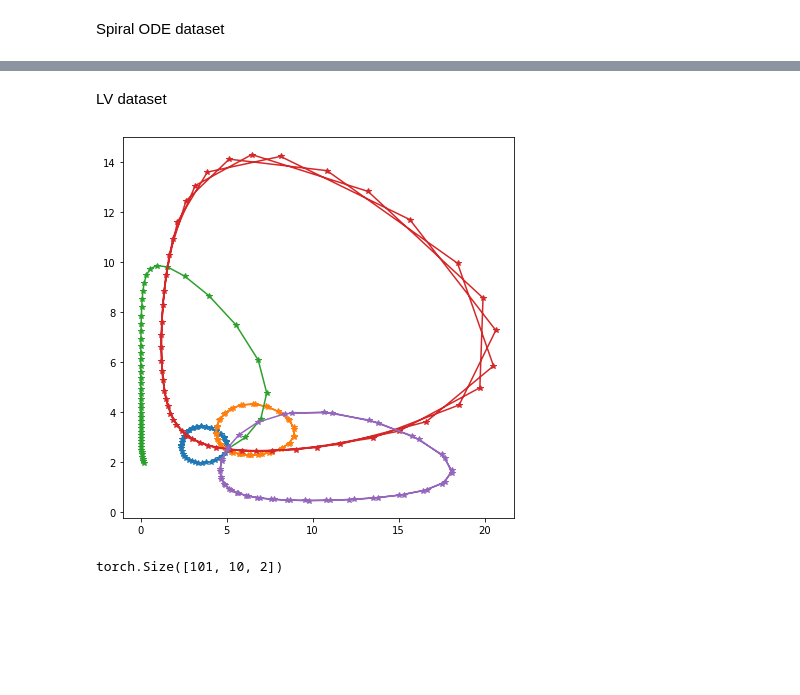
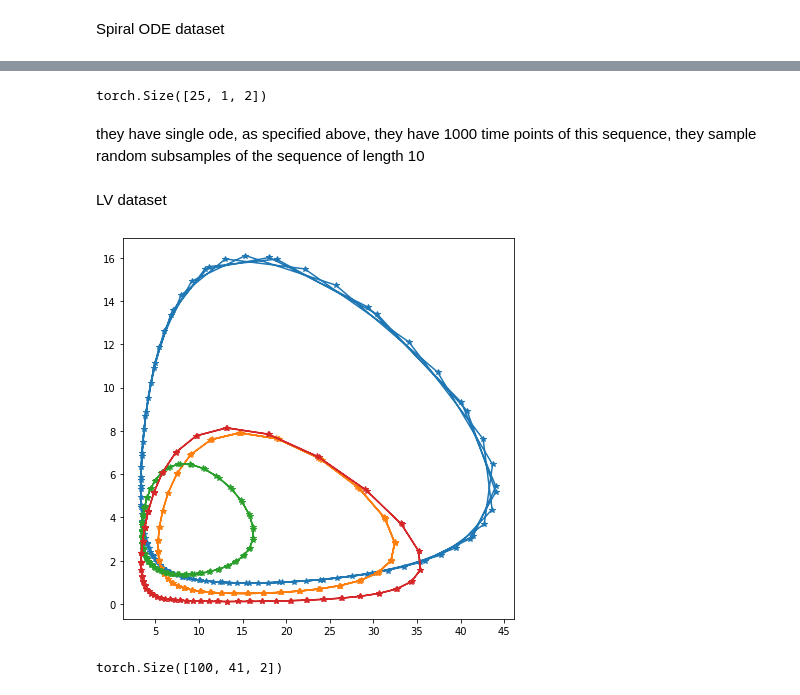
Before and after one commit to IlzeAmandaA/MoNODE, a Jupyter notebook: rnd.ipynb, the cells around one changed output, grey strips where cells are left out. Cells and saved outputs as stored; diff of their text form; code cells hidden in the pictures; blank space fills up the shorter version.

Commit message:
all data generation/storage/loading implemented, need to fix bugs

```diff
--- a/rnd.ipynb
+++ b/rnd.ipynb
@@ -190,0 +57,2 @@ plt.show()
+# %%
+xt = gen_spiral_data(')')
@@ -190,0 +68,4 @@ plt.show()
+# %%
+batch_time = 10
+data_size=1000
+batch_size=20
@@ -190,0 +74,11 @@ plt.show()
+# %%
+import torch.nn as nn
+
+true_y0 = torch.tensor([[2., 0.]]).to(device)
+t = torch.linspace(0., 25., data_size).to(device)
+true_A = torch.tensor([[-0.1, 2.0], [-2.0, -0.1]]).to(device)
+
+class Lambda(nn.Module):
+
+    def forward(self, t, y):
+        return torch.mm(y**3, true_A)
@@ -191,2 +101,8 @@ plt.show()
+# %%
+batch_y0.shape
+# %% [output]
+torch.Size([25, 1, 2])
+# %% [markdown]
+they have single ode, as specified above, they have 1000 time points of this sequence, they sample random subsamples of the sequence of length 10
 # %% [markdown]
 LV dataset
@@ -193,3 +150,12 @@ LV dataset
+# %%
+xt = gen_lv_data('-')
+# %%
+plt.figure(1,(7,7))
+for i in range(xt.shape[1]):
+    plt.plot(xt[:,i,0], xt[:,i,1], '*-')
+plt.show()
+# %% [output]
+[figure, added]
 # %%
 import torch
 import numpy as np
@@ -197,12 +163,15 @@ import matplotlib.pyplot as plt
 from torchdiffeq import odeint
 
 
-N = 10
+N = 50
+T=100
+dt=0.1
+DIFF = 0.03
 
 alpha = torch.rand([N,1]) / .3 + .1
 gamma = torch.rand([N,1]) / .3 + .1
 beta  = 0.5
-delta = 0.2
+delta = 0.3
 
 def odef(t,state,alpha,beta,gamma,delta):
     x,y = state.split([1,1],dim=-1) # M,1 & M,1
@@ -212,20 +181,30 @@ def odef(t,state,alpha,beta,gamma,delta):
 
 odef_ = lambda t,x: odef(t,x,alpha,beta,gamma,delta)
 
-# x0 = torch.tensor(np.array([5.0,2.5])).repeat(N,1)
-x0 = torch.tensor(np.array([5.0,2.5])).repeat(N,1)
-# x0 = x0 + 10*torch.rand_like(x0)
-ts = torch.linspace(0,10,101)
-ts = torch.arange(50) * 0.2
+x0 = torch.tensor(np.random.uniform(low=1.0, high=5.0, size=(N,2)))
+x0 = x0 + 1*torch.rand_like(x0)
+ts = torch.arange(T)*dt
 
 xt = odeint(odef_, x0, ts, method='dopri5') # T,N,n
-plt.figure(1,(7,7))
-for i in range(5):
-    plt.plot(xt[:,i,0], xt[:,i,1], '*-')
-plt.show()
+
+valid_samples = []
+invalid_samples = []
+for i in range(N):
+    initial = x0[i]
+    for m in range(T):
+        if m != 0: #the initial will always be the same
+            frame = xt[m,i]
+            for x in torch.abs(frame - initial): #should pass close to the origin dynamics
+                if x< DIFF:
+                    if i not in valid_samples:
+                        valid_samples.append(i)
+
+    if i not in valid_samples:
+        invalid_samples.append(i)
+
+#filter out valid samples
+Xt = xt[:,valid_samples]
-# %% [output]
-[figure, removed]
 # %%
-xt.shape
+Xt.shape
 # %% [output]
-torch.Size([101, 10, 2])
+torch.Size([100, 41, 2])
```
Also changed, not shown: parts of 63 cells of this notebook, 9 other files.
